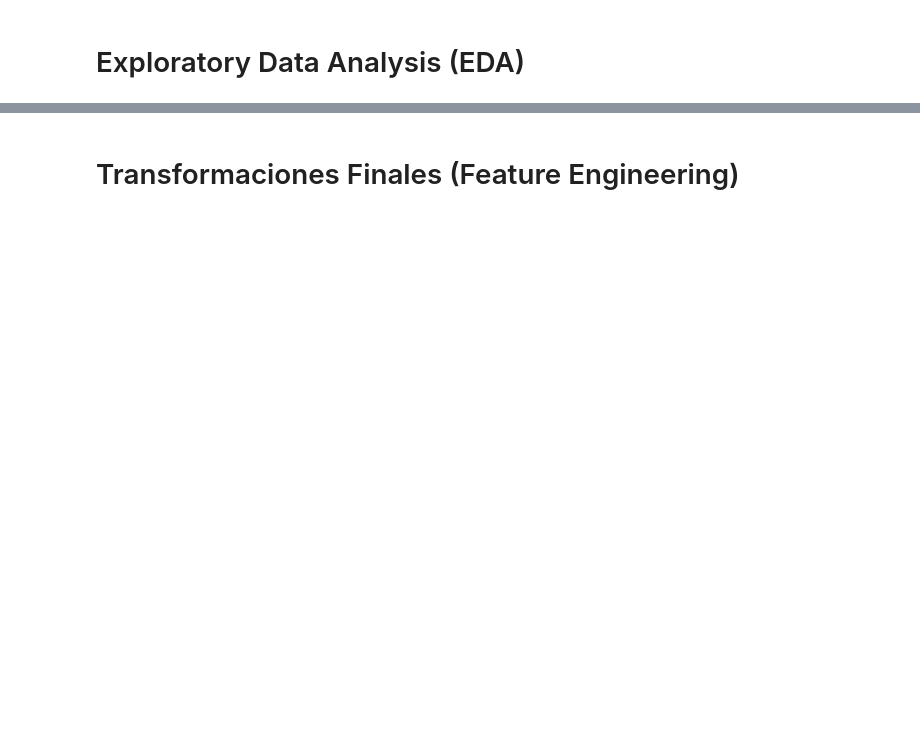
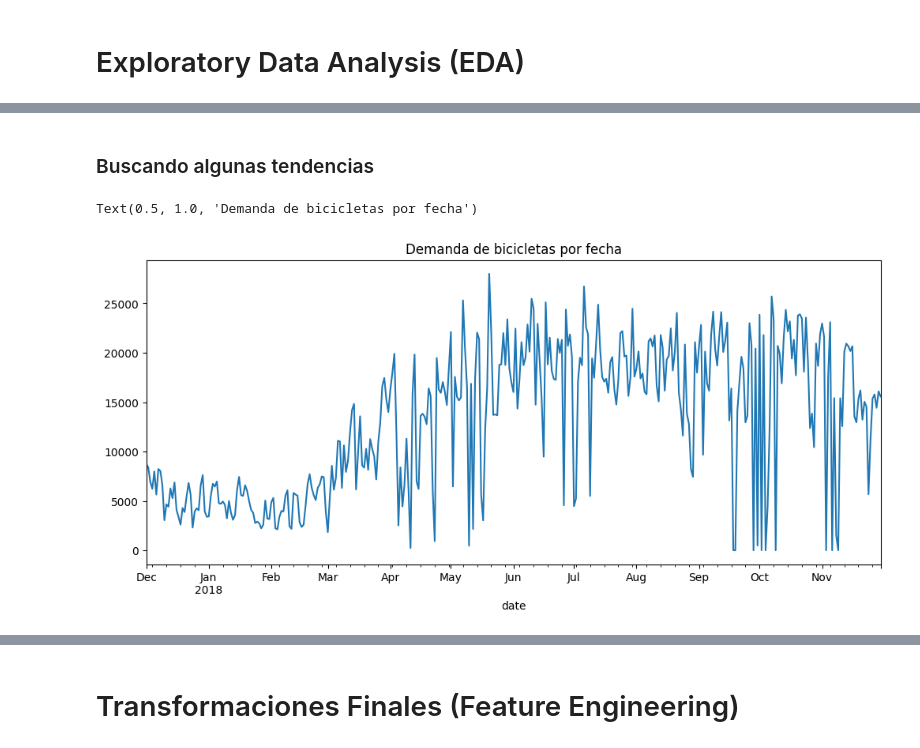
Before and after one commit to Delbert-CV/MLOps-entregas, a Jupyter notebook: src/fase1.ipynb, the cells around one changed output, grey strips where cells are left out. Saved outputs shown, nothing was run; the diff lists cells and outputs as text; code cells hidden in the pictures; blank space fills up the shorter version.

```diff
--- a/src/fase1.ipynb
+++ b/src/fase1.ipynb
@@ -639,0 +935,28 @@ df.rename(columns={'demanda_limpia': 'demanda'}, inplace=True)
+# %%
+def correct_hour(x):
+
+    if 0 <= x <= 23:
+        return int(x)
+
+    if x == 24:
+        return 0
+
+    if x == 100:
+        return 10
+
+    if x >= 100:
+        return int(str(int(x)).zfill(4)[:2])
+
+    return 0
+
+
+df['hour'] = df['hour'].apply(correct_hour)
+# %% [markdown]
+### Buscando algunas tendencias
+# %%
+df.groupby('date')['clean_demanda'].sum().plot(figsize=(12,5))
+
+plt.title("Demanda de bicicletas por fecha")
+# %% [output]
+Text(0.5, 1.0, 'Demanda de bicicletas por fecha')
+[figure, added]
```
Also changed, not shown: parts of 60 cells of this notebook.
